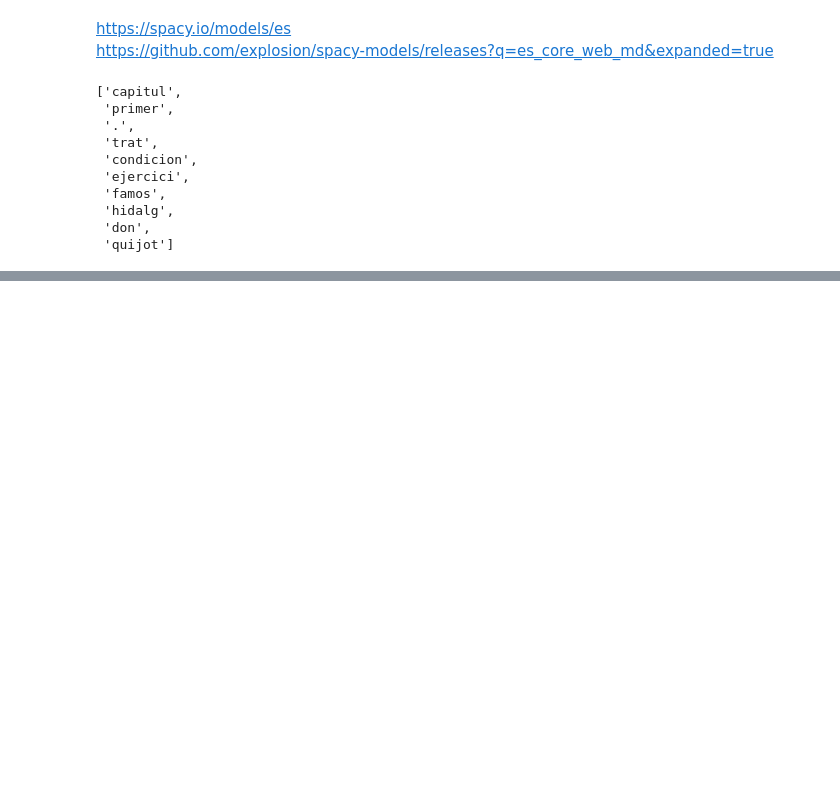
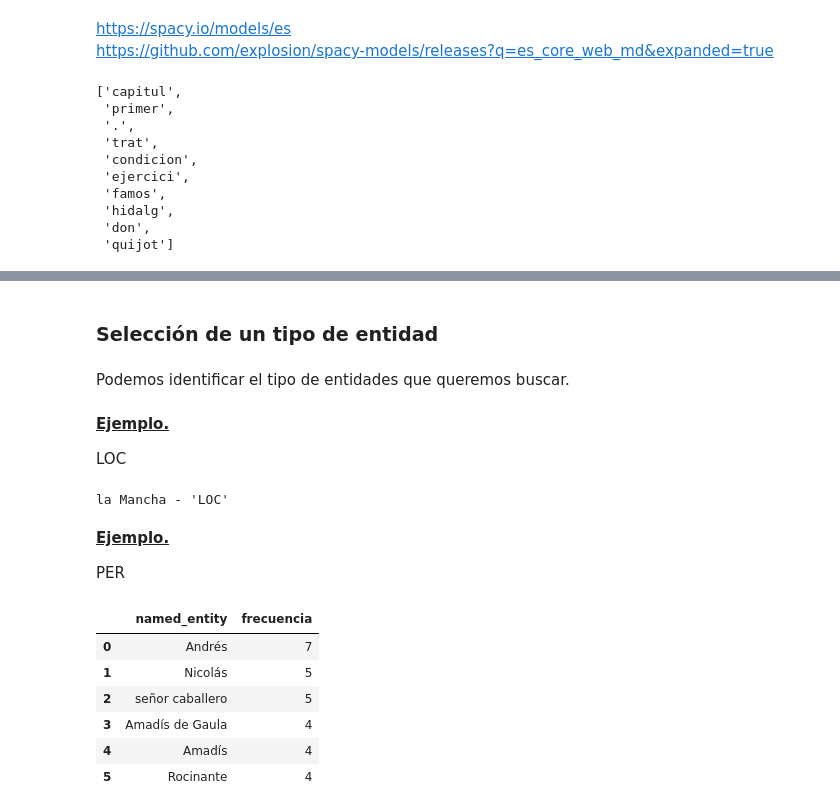
Before and after one commit to MarioC0093/NPL-Python, a Jupyter notebook: index.ipynb, the cells around one changed output, grey strips where cells are left out. Cells and saved outputs as stored; diff of their text form; code cells hidden in the pictures; blank space fills up the shorter version.

```diff
--- a/index.ipynb
+++ b/index.ipynb
@@ -331,12 +531,15 @@ Usamos dos modelos distintos.
 # %%
-text = "María se fue en 2020 al río Guadiana a pescar peces coloridos mientras Mario iban a por bebida al supermercado Mercado"
+#| code-fold: false
+#| width: 50 %
+
+# options: https://spacy.io/api/top-level#displacy_options-ent
 
 colors = {"PER": "linear-gradient(90deg, #aa9cfc, #fc9ce7)",
           "LOC": "linear-gradient(90deg, orange, lightblue)"}
 options = {#"ents": ["PER"], # si quisiéramos especificar las entidades que queremos mostrar
            "colors": colors}
 
-doc = nlp(text)
+doc = nlp(text_for_visual)
 #displacy.server(doc, style="ent", options=options, auto_select_port=True)
 displacy.render(doc, style="ent", options=options)
 # %% [output]
@@ -352,8 +565,0 @@ María se fue PERSON en 2020 DATE al río Guadiana PERSON a pescar peces colorid
-# %%
-import spacy
-from spacy import displacy
-
-text = "Cuando Mario Camacho empezó a trabajar en coches autónomos en Google en 2020, poca gente de fuera de la compañía lo tomó en serio"
-
-doc = nlp(text)
-displacy.render(doc)
@@ -408,13 +568,0 @@ Google ORG
-# %%
-import pandas as pd
-from collections import Counter
-people = []
-
-for named_entity in documento.ents:
-    if named_entity.label_ == "PER":
-        people.append(named_entity.text)
-
-people_tally = Counter(people)
-
-df = pd.DataFrame(people_tally.most_common(), columns=['character', 'count'])
-print(df)
@@ -477,6 +568,0 @@ get_ner_in_context('Sancho', nlp(text), desired_ner_labels = False)
-# %%
-import spacy
-nlp = spacy.load("es_core_news_md")
-doc = nlp("Apple está pensando en comprar una startup de España por 5.000 €.")
-for ent in doc.ents:
-    print(ent.text, ent.label_)
@@ -493,0 +569,34 @@ get_ner_in_context
+# %% [markdown]
+### Selección de un tipo de entidad
+# %% [markdown]
+Podemos identificar el tipo de entidades que queremos buscar.
+# %% [markdown]
+<span style="text-decoration:underline">**Ejemplo.**</span>
+
+LOC
+# %%
+print(f"{nlp(text).ents[2]} - {repr(nlp(text).ents[2].label_)}")
+# %% [output]
+la Mancha - 'LOC'
+# %% [markdown]
+<span style="text-decoration:underline">**Ejemplo.**</span>
+
+PER
+# %%
+pers = []
+for named_entity in nlp(text).ents:
+    if named_entity.label_  == 'PER':
+        pers.append(named_entity.lemma_)
+
+pers_total = Counter(pers)
+
+df = pd.DataFrame(pers_total.most_common(), columns=['named_entity', 'frecuencia'])
+df[:6]
+# %% [output]
+|  | named_entity | frecuencia |
+| 0 | Andrés | 7 |
+| 1 | Nicolás | 5 |
+| 2 | señor caballero | 5 |
+| 3 | Amadís de Gaula | 4 |
+| 4 | Amadís | 4 |
+| 5 | Rocinante | 4 |
```
Also changed, not shown: parts of 76 cells of this notebook, 17 other files.
